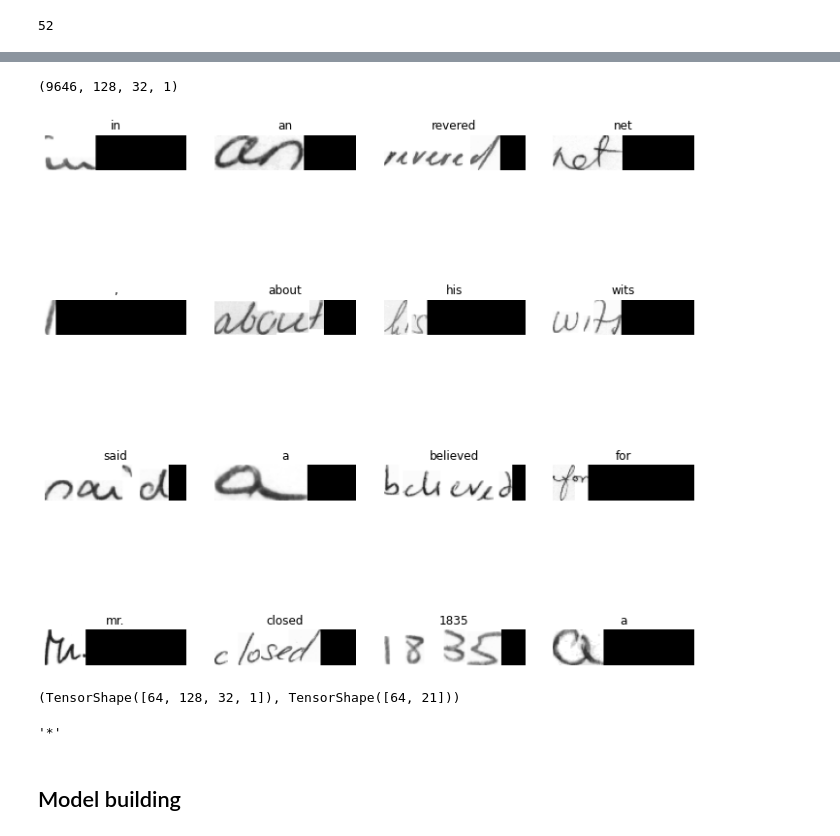
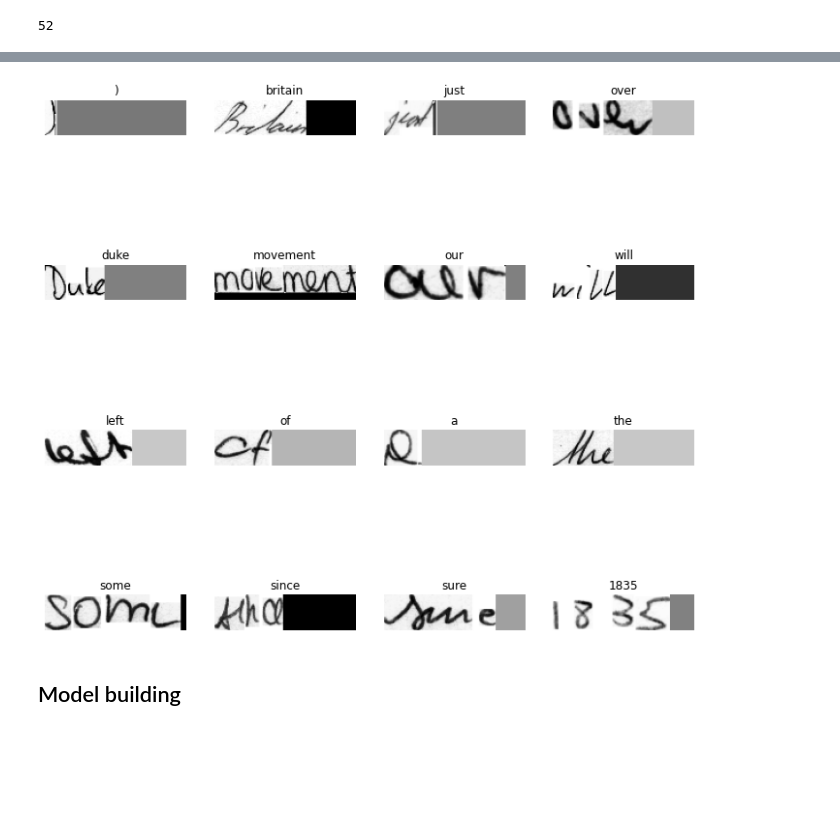
Before and after one commit to sayakpaul/Handwriting-Recognizer-in-Keras, a Jupyter notebook: Initial_Notebook.ipynb, the cells around one changed output, grey strips where cells are left out. Cells and saved outputs as stored; diff of their text form; code cells hidden in the pictures; blank space fills up the shorter version.

```diff
--- a/Initial_Notebook.ipynb
+++ b/Initial_Notebook.ipynb
@@ -256,21 +244,0 @@ train_images.shape
-# %%
-validation_images = np.zeros(shape=(len(validationSamples), IMG_WIDTH, IMG_HEIGHT, 1))
-for (i, file_line) in enumerate(tqdm(validationSamples)):
-    lineSplit = file_line.strip()
-    lineSplit = lineSplit.split(" ")
-    # part1/part1-part2/part1-part2-part3.png
-    imageName = lineSplit[0]
-    partI = imageName.split("-")[0]
-    partII = imageName.split("-")[1]
-    img_path =  os.path.join("/content/data/words/", partI,
-                partI + '-' + partII,
-                imageName + ".png"
-    )
-    if os.path.getsize(img_path)!=0:
-        preprocessed_image = process_images(img_path)
-
-    validation_images[i] = preprocessed_image
-
-validation_images.shape
-# %% [output]
-(9646, 128, 32, 1)
@@ -302,3 +249,43 @@ validation_dataset = (validation_dataset
+# %%
+# Construct TensorFlow datasets.
+
+BATCH_SIZE = 64
+AUTOTUNE = tf.data.AUTOTUNE
+
+augmenter = imgaug.augmenters.Sequential([
+    imgaug.augmenters.GammaContrast(gamma=(0.25, 3.0)),
+    imgaug.augmenters.Sometimes(
+        0.3,
+        imgaug.augmenters.GaussianBlur(sigma=(0, 0.5))
+    )
+])
+
+
+def augment(images):
+    return augmenter(images=images.numpy())
+
+
+def make_dicts(images, labels):
+    return {"images": images, "labels": labels}
+
+
+def make_datasets(images, labels, training=True):
+    dataset = tf.data.Dataset.from_tensor_slices((images, labels))
+    if training:
+        dataset = dataset.shuffle(BATCH_SIZE * 25)
+    dataset = dataset.batch(BATCH_SIZE)
+
+    if training:
+        dataset = dataset.map(
+            lambda x, y: (tf.py_function(augment, [x], [tf.float32])[0], y),
+            num_parallel_calls=AUTOTUNE
+        )
+    dataset = dataset.map(make_dicts).prefetch(AUTOTUNE)
+    return dataset
+
+train_dataset = make_datasets(train_images, padded_train_words)
+validation_dataset = make_datasets(validation_images, padded_valid_words, False)
+test_dataset = make_datasets(test_images, padded_test_words, False)
 # %%
 def plot_samples(images, labels):
     _, ax = plt.subplots(4, 4, figsize=(12, 12))
@@ -311,17 +298,9 @@ def plot_samples(images, labels):
     plt.show()
 # %%
 batch = next(iter(train_dataset))
-plot_samples(batch["image"], batch["label"])
+plot_samples(batch["images"], batch["labels"])
 # %% [output]
-[figure, old version]
+[figure, new version]
-# %%
-batch["image"].shape, batch["label"].shape
-# %% [output]
-(TensorShape([64, 128, 32, 1]), TensorShape([64, 21]))
-# %%
-tokenizer.index_word[52]
-# %% [output]
-'*'
 # %% [markdown]
 ## Model building
 # %%
```
Also changed, not shown: parts of 28 cells of this notebook.
